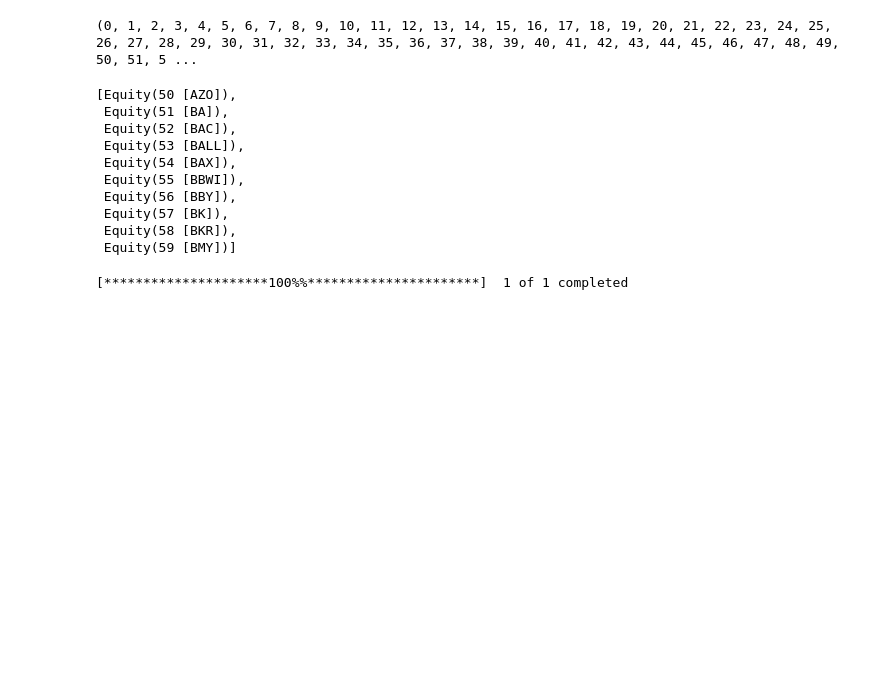
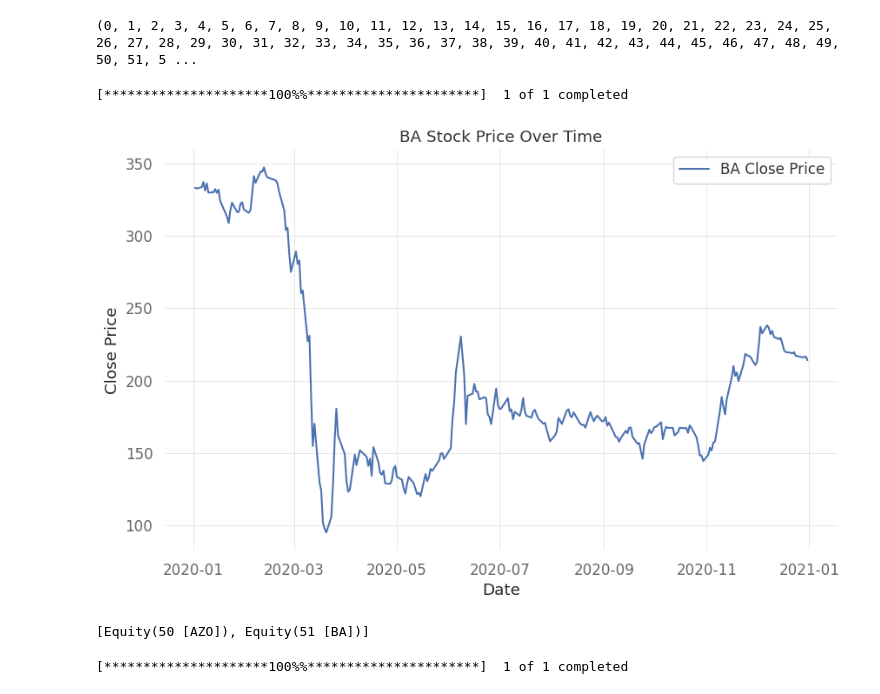
Before and after one commit to Akib-Raihan-4/Trading_With_Python, a Jupyter notebook: Zipline/RSI_Strategy.ipynb, the cells around one changed output. Cells and saved outputs as stored; diff of their text form; code cells hidden in the pictures; blank space fills up the shorter version.

```diff
--- a/Zipline/RSI_Strategy.ipynb
+++ b/Zipline/RSI_Strategy.ipynb
@@ -45,20 +45,27 @@ sids = bundle_data.asset_finder.sids
 print(sids)
 # %% [output]
 (0, 1, 2, 3, 4, 5, 6, 7, 8, 9, 10, 11, 12, 13, 14, 15, 16, 17, 18, 19, 20, 21, 22, 23, 24, 25, 26, 27, 28, 29, 30, 31, 32, 33, 34, 35, 36, 37, 38, 39, 40, 41, 42, 43, 44, 45, 46, 47, 48, 49, 50, 51, 5 ...
+# %%
+symbol = "BA"
+stock_data = yf.download(symbol, start="2020-01-01", end="2021-01-01")
+
+price_data = stock_data['Close']
+
+plt.figure(figsize=(10, 6))
+plt.plot(price_data, label=f'{symbol} Close Price')
+plt.title(f'{symbol} Stock Price Over Time')
+plt.xlabel('Date')
+plt.ylabel('Close Price')
+plt.legend()
+plt.show()
+# %% [output]
+[*********************100%%**********************]  1 of 1 completed
+[figure, added]
 # %%
 ast = bundle_data.asset_finder.retrieve_all(sids)
-ast[50:60]
+ast[50:52]
 # %% [output]
-[Equity(50 [AZO]),
- Equity(51 [BA]),
- Equity(52 [BAC]),
- Equity(53 [BALL]),
- Equity(54 [BAX]),
- Equity(55 [BBWI]),
- Equity(56 [BBY]),
- Equity(57 [BK]),
- Equity(58 [BKR]),
- Equity(59 [BMY])]
+[Equity(50 [AZO]), Equity(51 [BA])]
 # %%
 def RSI(df, window):
     df['gain'] = (df['close'] - df['open']).apply(lambda x: x if x > 0 else 0)
```
Also changed, not shown: parts of 7 cells of this notebook.
